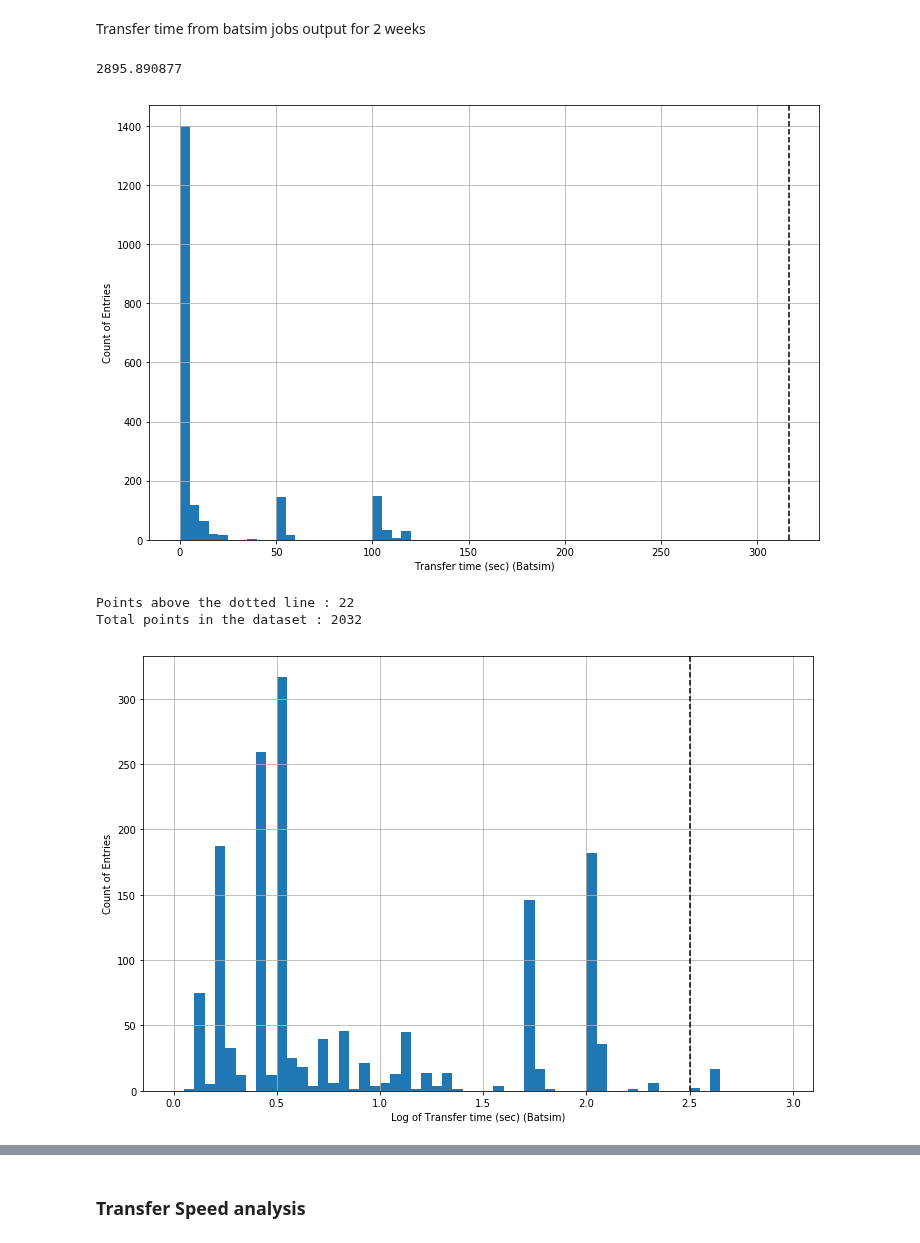
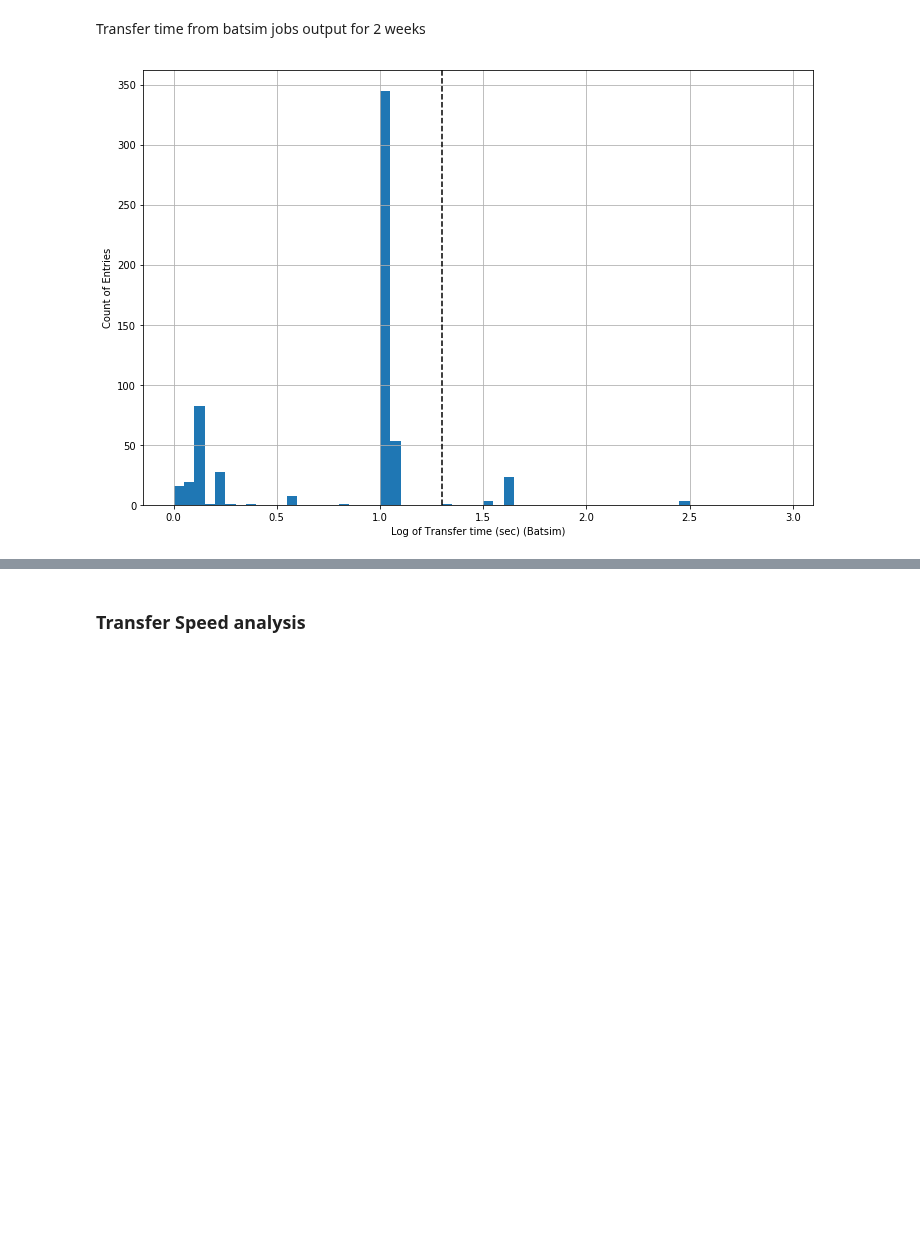
Before and after one commit to AdwaitB/greco-notes, a Jupyter notebook: infra/Analysis_full.ipynb, the cells around one changed output, grey strips where cells are left out. Cells and saved outputs as stored; diff of their text form; code cells hidden in the pictures; blank space fills up the shorter version.

Commit message:
Added modified batsim outputs

```diff
--- a/infra/Analysis_full.ipynb
+++ b/infra/Analysis_full.ipynb
@@ -50,13 +50,12 @@ for i in range(0, 2):
     data[i]['time'] = pd.to_datetime(data[i]['transfer_history.creation_date_string'], format='%d/%m/%Y\ %H:%M:%S')
     data[i]['hour'] = data[i]['time'].apply(lambda x: x.hour)
     data[i]['day'] = data[i]['time'].apply(lambda x: x.day)
-    data[i]['unique_day'] = data[i]['time'].apply(lambda x: str(x.month) + '-' + str(x.day))
     data[i]['speed'] = np.where(data[i]['transfer_history.time_transfer_sec'] > 0, data[i]['transfer_history.actually_transferred_size']/data[i]['transfer_history.time_transfer_sec'], data[i]['transfer_history.time_transfer_sec'])
 
 data[1]["qbox_data_size"] = data[1]['transfer_history.qbox'].map(str)
 data[1]["qbox_data_size"] = data[1]['qbox_data_size'].map(str) + "|" + data[1]['transfer_history.transfer_size'].map(str)
 data[1]["is_cached"] = data[1]['transfer_history.transfer_size'] == data[1]['transfer_history.cached_data_size']
-data[1]['transfer_history.qbox_short'] = data[1]['transfer_history.qbox'].apply(lambda x: (str(x)[-1] + str(x)[5]) if len(str(x)) > 5 else "")
+data[1]['transfer_history.qbox_short'] = data[1]['transfer_history.attached_node'].apply(lambda x: (str(x)[-1] + str(x)[5]) if len(str(x)) > 5 else "")
 # %%
 print("Size of dataset : " + str(data[1].shape))
 print("Unique Jobs : " + str(len(data[1]['transfer_history.task'].unique().tolist())))
@@ -330,14 +331,9 @@ Total points in the dataset : 12099
 # %% [markdown]
 Transfer time from batsim jobs output for 2 weeks
 # %%
-data_batsim = pd.read_csv(batsim_data['2w'] + ".csv")
-timings = data_batsim[data_batsim['profile'].str.contains('staging')]['turnaround_time']
+data_batsim = pd.read_csv(batsim_data['2wm1'] + ".csv")
+timings = data_batsim[data_batsim['profile'].str.contains('staging')]['execution_time']
 
-print(np.max(timings))
-plot_hist(2.5, timings, [[0, 200, 5], [0, 3, 0.05]], "Transfer time (sec) (Batsim)")
+plot_hist(np.log10(20), timings, [[0, 200, 5], [0, 3, 0.05]], "Transfer time (sec) (Batsim)", plot_normal=False)
 # %% [output]
-2895.890877
-[figure, old version]
+[figure, new version]
-Points above the dotted line : 22
-Total points in the dataset : 2032
-[figure, removed]
```
Also changed, not shown: parts of 28 cells of this notebook, 1 other file.
